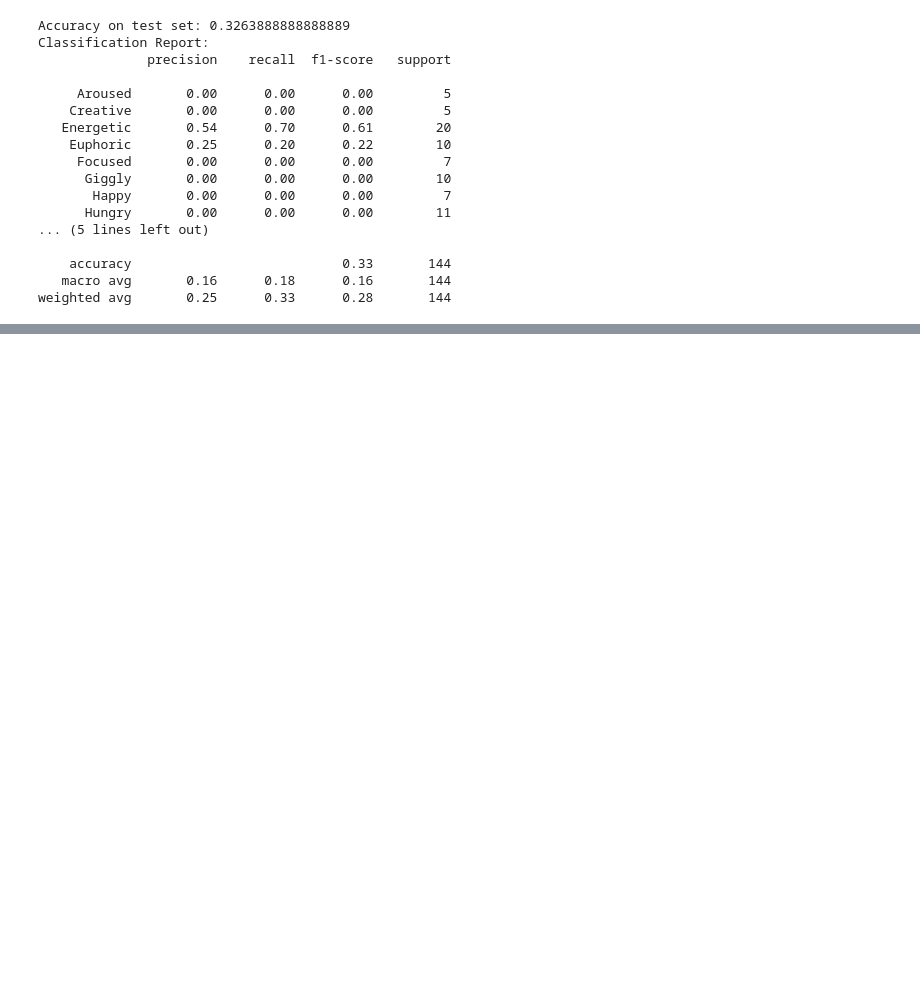
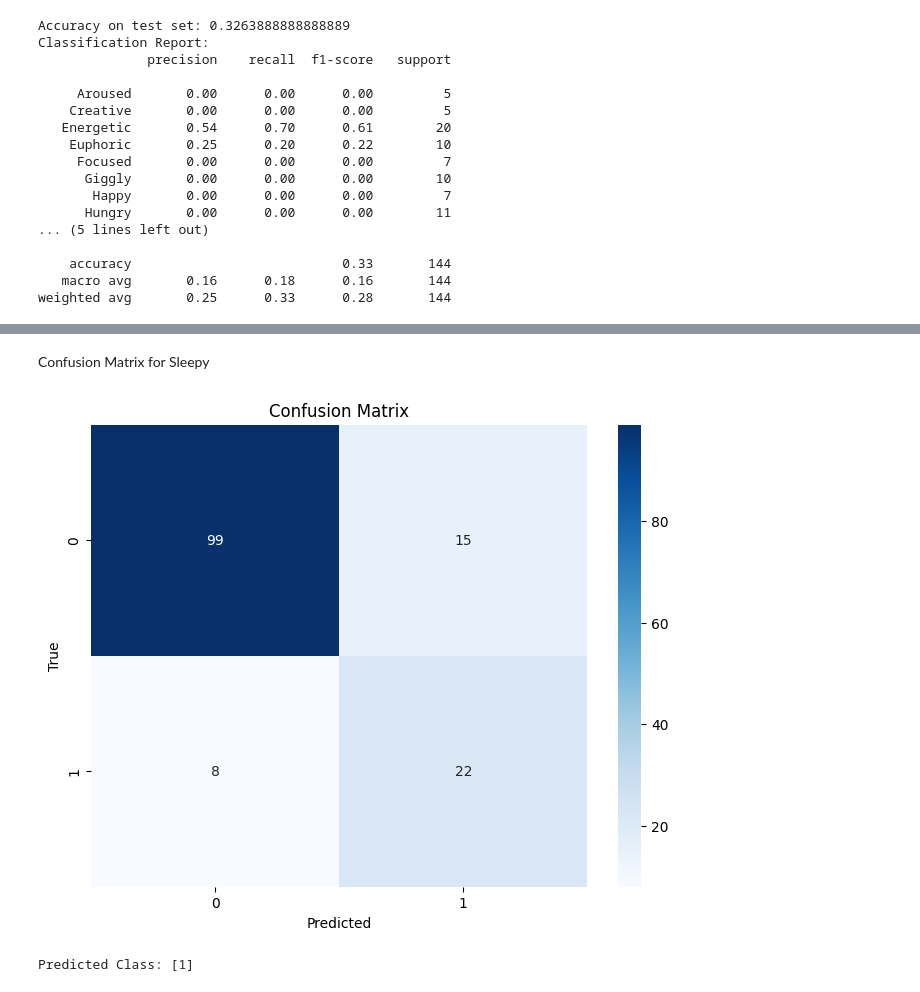
Before and after one commit to zeroday-zaddy/cs422-project, a Jupyter notebook: project.ipynb, the cells around one changed output, grey strips where cells are left out. Saved outputs shown, nothing was run; the diff lists cells and outputs as text; code cells hidden in the pictures; blank space fills up the shorter version.

```diff
--- a/project.ipynb
+++ b/project.ipynb
@@ -228,0 +255,80 @@ Example using Binary Classification to determine if Main Effect is Sleepy
+# %% [markdown]
+Confusion Matrix for Sleepy
+# %%
+from sklearn.metrics import confusion_matrix
+import seaborn as sns
+import matplotlib.pyplot as plt
+
+# Assuming you have the true labels y_test and predicted labels y_pred
+cm = confusion_matrix(y_test, y_pred)
+
+# Plot confusion matrix using seaborn
+plt.figure(figsize=(8, 6))
+sns.heatmap(cm, annot=True, fmt='d', cmap='Blues', xticklabels=['0', '1'], yticklabels=['0', '1'])
+plt.title('Confusion Matrix')
+plt.xlabel('Predicted')
+plt.ylabel('True')
+plt.show()
+# %% [output]
+[figure, added]
+# %%
+# Example new data for prediction (replace with your actual data)
+new_data = pd.DataFrame({
+    'Rating': [0],  # replace with your value
+    'Num_Reviews': [0],  # replace with your value
+    'Type_Hybrid': [0],  # replace with your value
+    'Type_Indica': [1],  # replace with your value
+    'Type_Sativa': [0],  # replace with your value
+    'THC%_THC 10%': [0],  # replace with your value
+    'THC%_THC 11%': [0],  # replace with your value
+    'THC%_THC 12%': [0],  # replace with your value
+    'THC%_THC 13%': [0],  # replace with your value
+    'THC%_THC 14%': [0],  # replace with your value
+    'THC%_THC 15%': [0],  # replace with your value
+    'THC%_THC 16%': [0],  # replace with your value
+    'THC%_THC 17%': [0],  # replace with your value
+    'THC%_THC 18%': [0],  # replace with your value
+    'THC%_THC 19%': [0],  # replace with your value
+    'THC%_THC 20%': [0],  # replace with your value
+    'THC%_THC 21%': [0],  # replace with your value
+    'THC%_THC 22%': [0],  # replace with your value
+    'THC%_THC 23%': [0],  # replace with your value
+    'THC%_THC 24%': [0],  # replace with your value
+    'THC%_THC 25%': [0],  # replace with your value
+    'THC%_THC 26%': [0],  # replace with your value
+    'THC%_THC 27%': [0],  # replace with your value
+    'THC%_THC 28%': [0],  # replace with your value
+    'THC%_THC 29%': [0],  # replace with your value
+    'THC%_THC 30%': [0],  # replace with your value
+    'THC%_THC 31%': [0],  # replace with your value
+    'THC%_THC 8%': [0],  # replace with your value
+    'THC%_THC 9%': [0],  # replace with your value
+    'Other_Cannabinoids_CBC 1%': [0],  # replace with your value
+    'Other_Cannabinoids_CBD 0%': [0],  # replace with your value
+    'Other_Cannabinoids_CBD 1%': [0],  # replace with your value
+    'Other_Cannabinoids_CBD 8%': [0],  # replace with your value
+    'Other_Cannabinoids_CBD 9%': [0],  # replace with your value
+    'Other_Cannabinoids_CBG 1%': [0],  # replace with your value
+    'Other_Cannabinoids_CBG 2%': [0],  # replace with your value
+    'Other_Cannabinoids_CBG 3%': [0],  # replace with your value
+    'Other_Cannabinoids_THCV 1%': [0],  # replace with your value
+    'Other_Cannabinoids_THCV 4%': [0],  # replace with your value
+    'Terpene_Caryophyllene': [0],  # replace with your value
+    'Terpene_Limonene': [0],  # replace with your value
+    'Terpene_Linalool': [0],  # replace with your value
+    'Terpene_Myrcene': [0],  # replace with your value
+    'Terpene_Ocimene': [0],  # replace with your value
+    'Terpene_Pinene': [0],  # replace with your value
+    'Terpene_Terpinolene': [0],  # replace with your value
+})
+
+# Encode categorical variables
+new_data_encoded = pd.get_dummies(new_data)
+
+# Make prediction
+prediction = logistic_regression.predict(new_data_encoded)
+
+# Display the prediction
+print("Predicted Class:", prediction)
+# %% [output]
+Predicted Class: [1]
```
Also changed, not shown: parts of 18 cells of this notebook.
